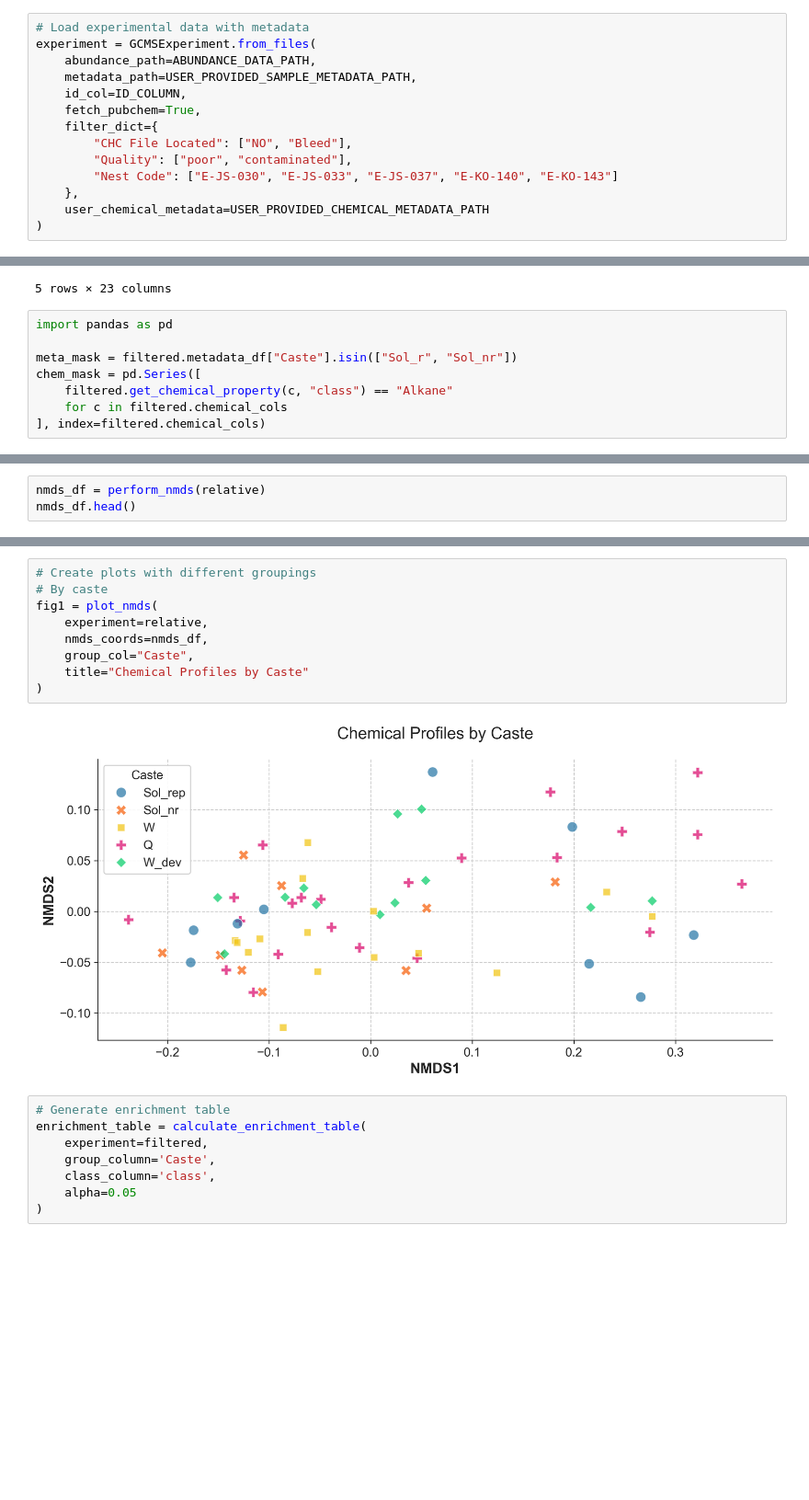
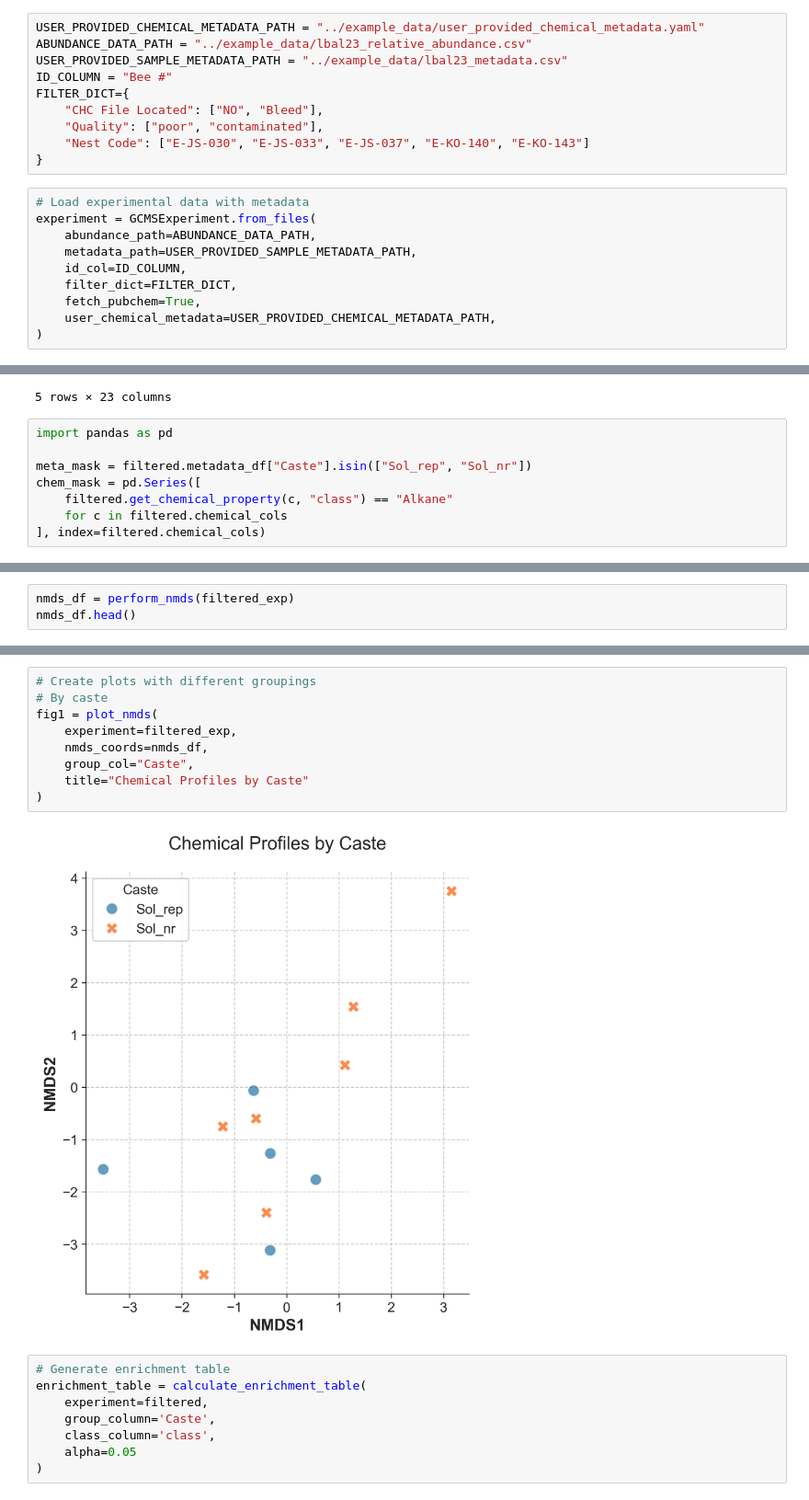
Before and after one commit to Wolfffff/chemoecology-tools, a Jupyter notebook: docs/notebooks/example.ipynb, the cells around one changed output, grey strips where cells are left out. Shown: that part at 92% size. Drawn from its saved outputs; the diff is of its cells as text; blank space fills up the shorter version.

```diff
--- a/docs/notebooks/example.ipynb
+++ b/docs/notebooks/example.ipynb
@@ -14,17 +9,23 @@ ID_COLUMN = "Bee #"
 # %%
-# Load experimental data with metadata
-experiment = GCMSExperiment.from_files(
-    abundance_path=ABUNDANCE_DATA_PATH,
-    metadata_path=USER_PROVIDED_SAMPLE_METADATA_PATH,
-    id_col=ID_COLUMN,
-    fetch_pubchem=True,
-    filter_dict={
-        "CHC File Located": ["NO", "Bleed"],
-        "Quality": ["poor", "contaminated"],
-        "Nest Code": ["E-JS-030", "E-JS-033", "E-JS-037", "E-KO-140", "E-KO-143"]
-    },
-    user_chemical_metadata=USER_PROVIDED_CHEMICAL_METADATA_PATH
-)
+USER_PROVIDED_CHEMICAL_METADATA_PATH = "../example_data/user_provided_chemical_metadata.yaml"
+ABUNDANCE_DATA_PATH = "../example_data/lbal23_relative_abundance.csv"
+USER_PROVIDED_SAMPLE_METADATA_PATH = "../example_data/lbal23_metadata.csv"
+ID_COLUMN = "Bee #"
+FILTER_DICT={
+    "CHC File Located": ["NO", "Bleed"],
+    "Quality": ["poor", "contaminated"],
+    "Nest Code": ["E-JS-030", "E-JS-033", "E-JS-037", "E-KO-140", "E-KO-143"]
+}
+# %%
+# Load experimental data with metadata
+experiment = GCMSExperiment.from_files(
+    abundance_path=ABUNDANCE_DATA_PATH,
+    metadata_path=USER_PROVIDED_SAMPLE_METADATA_PATH,
+    id_col=ID_COLUMN,
+    filter_dict=FILTER_DICT,
+    fetch_pubchem=True,
+    user_chemical_metadata=USER_PROVIDED_CHEMICAL_METADATA_PATH,
+)
 # %%
 print(experiment)
 # %% [output]
@@ -46,7 +47,7 @@ filtered.metadata_df.head()
 # %%
 import pandas as pd
 
-meta_mask = filtered.metadata_df["Caste"].isin(["Sol_r", "Sol_nr"])
+meta_mask = filtered.metadata_df["Caste"].isin(["Sol_rep", "Sol_nr"])
 chem_mask = pd.Series([
     filtered.get_chemical_property(c, "class") == "Alkane"
     for c in filtered.chemical_cols
@@ -62,5 +63,5 @@ Unnamed experiment: 11 samples, 9 chemicals measured
 # %%
-nmds_df = perform_nmds(relative)
+nmds_df = perform_nmds(filtered_exp)
 nmds_df.head()
 # %% [output]
 |  | NMDS1 | NMDS2 |
@@ -72,14 +73,14 @@ nmds_df.head()
 # %%
 # Create plots with different groupings
 # By caste
 fig1 = plot_nmds(
-    experiment=relative,
+    experiment=filtered_exp,
     nmds_coords=nmds_df,
     group_col="Caste",
     title="Chemical Profiles by Caste"
 )
 # %% [output]
-[figure, old version]
+[figure, new version]
 # %%
 # Generate enrichment table
 enrichment_table = calculate_enrichment_table(
```
Also changed, not shown: parts of 3 cells of this notebook.
